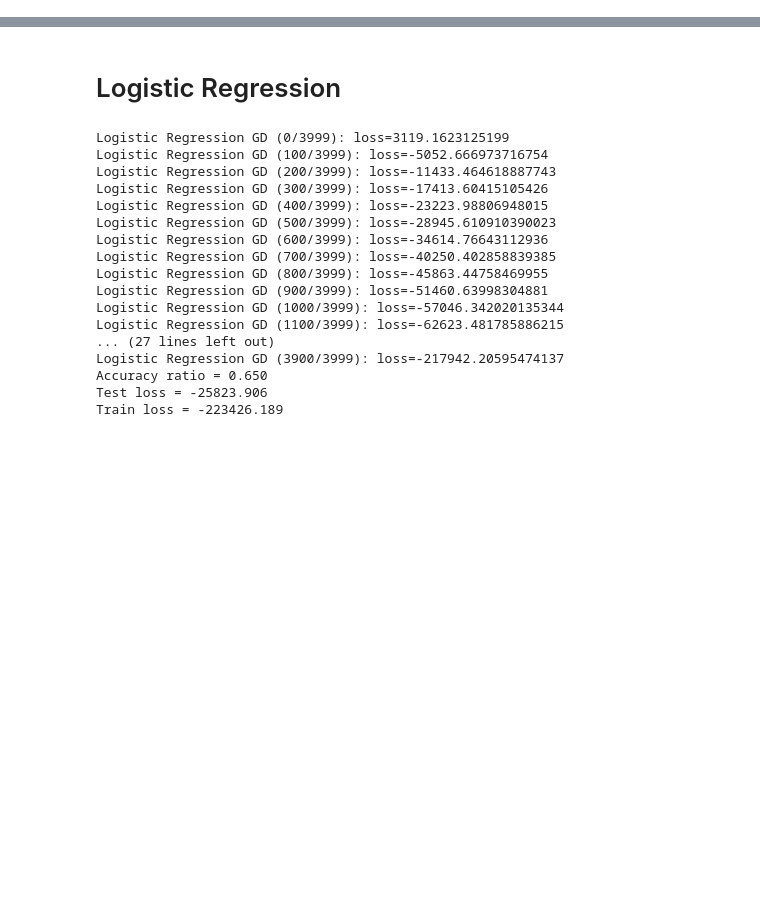
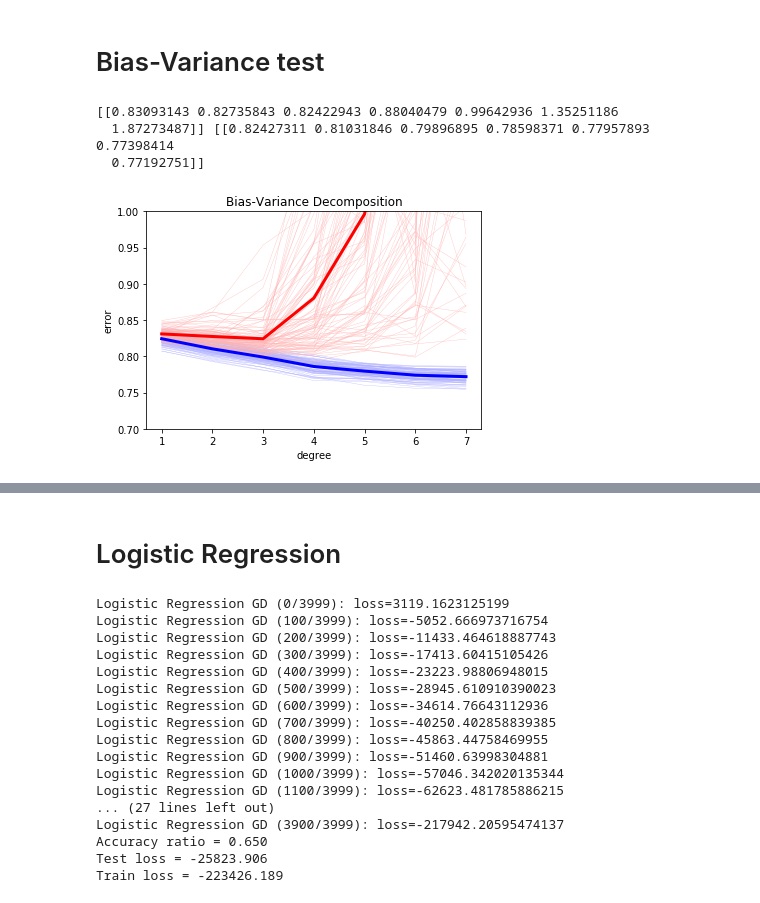
Before and after one commit to dforero0896/ml-project1, a Jupyter notebook: scripts/implementations.ipynb, the cells around one changed output, grey strips where cells are left out. Saved outputs shown, nothing was run; the diff lists cells and outputs as text; code cells hidden in the pictures; blank space fills up the shorter version.

```diff
--- a/scripts/implementations.ipynb
+++ b/scripts/implementations.ipynb
@@ -274,3 +284,75 @@ Best lambda from error: 1.08e-01
+# %% [markdown]
+# Bias-Variance test
+# %%
+def bias_variance_decomposition_visualization(degrees, rmse_tr, rmse_te):
+    """visualize the bias variance decomposition."""
+    rmse_tr_mean = np.expand_dims(np.mean(rmse_tr, axis=0), axis=0)
+    rmse_te_mean = np.expand_dims(np.mean(rmse_te, axis=0), axis=0)
+    print(rmse_te_mean, rmse_tr_mean)
+    plt.plot(degrees,
+             rmse_tr.T,
+             'b',
+             linestyle="-",
+             color=([0.7, 0.7, 1]),
+             label='train',
+             linewidth=0.3)
+    plt.plot(degrees,
+             rmse_te.T,
+             'r',
+             linestyle="-",
+             color=[1, 0.7, 0.7],
+             label='test',
+             linewidth=0.3)
+    plt.plot(degrees,
+             rmse_tr_mean.T,
+             'b',
+             linestyle="-",
+             label='train',
+             linewidth=3)
+    plt.plot(degrees,
+             rmse_te_mean.T,
+             'r',
+             linestyle="-",
+             label='test',
+             linewidth=3)
+    plt.ylim(0.7, 1)
+    plt.xlabel("degree")
+    plt.ylabel("error")
+    plt.title("Bias-Variance Decomposition")
+    plt.savefig("bias_variance")
+
+
+def bias_variance_demo():
+    """The entry."""
+    # define parameters
+    seeds = range(100)
+    ratio_train = 0.5
+    degrees = range(1, 8)
+    # define list to store the variable
+    rmse_tr = np.empty((len(seeds), len(degrees)))
+    rmse_te = np.empty((len(seeds), len(degrees)))
+    for index_seed, seed in enumerate(seeds):
+        np.random.seed(seed)
+        # split data with a specific seed
+        x_train, y_train, x_test, y_test = split_data(x, y, ratio_train, seed)
+        x_train_std = standardize(x_train)[0]
+        x_test_std = standardize(x_test)[0]
+        for index_degrees, degree in enumerate(degrees):
+            tx_train = build_poly(x_train_std, degree)
+            tx_test = build_poly(x_test_std, degree)
+            weight, loss_tr = ridge_regression(y_train, tx_train, 1.89e-05 )
+            loss_te = compute_loss(y_test, tx_test, weight, kind='mse')
+            rmse_tr[index_seed, index_degrees] = np.sqrt(2 * loss_tr)
+            rmse_te[index_seed, index_degrees] = np.sqrt(2 * loss_te)
+    bias_variance_decomposition_visualization(degrees, rmse_tr, rmse_te)
+
+
+bias_variance_demo()
+# %% [output]
+[[0.83093143 0.82735843 0.82422943 0.88040479 0.99642936 1.35251186
+  1.87273487]] [[0.82427311 0.81031846 0.79896895 0.78598371 0.77957893 0.77398414
+  0.77192751]]
+[figure, added]
 # %%
 print(id_out_test.shape)
 x_out_test_std = standardize_features(x_out_test)
```
Also changed, not shown: parts of 15 cells of this notebook, 4 other files.
